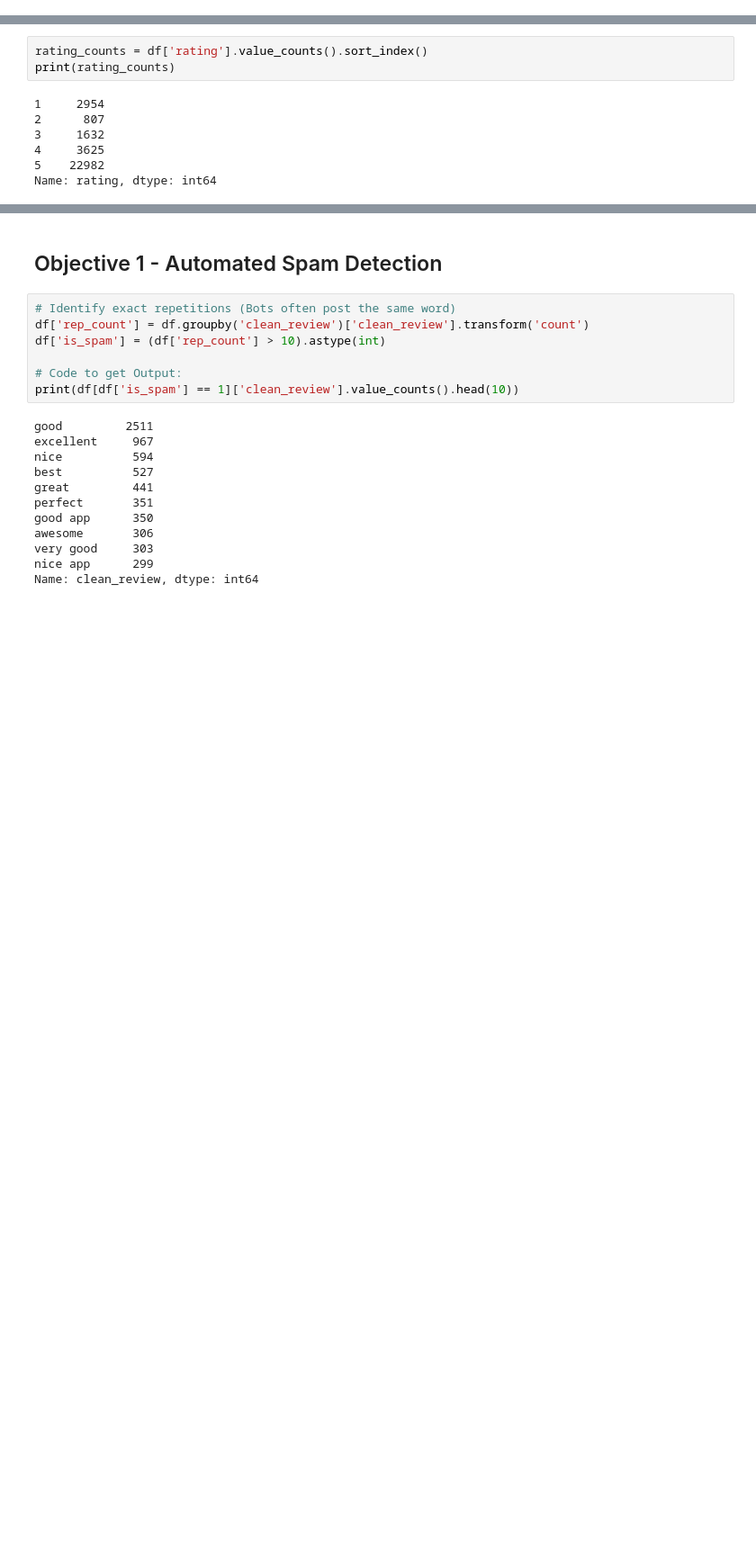
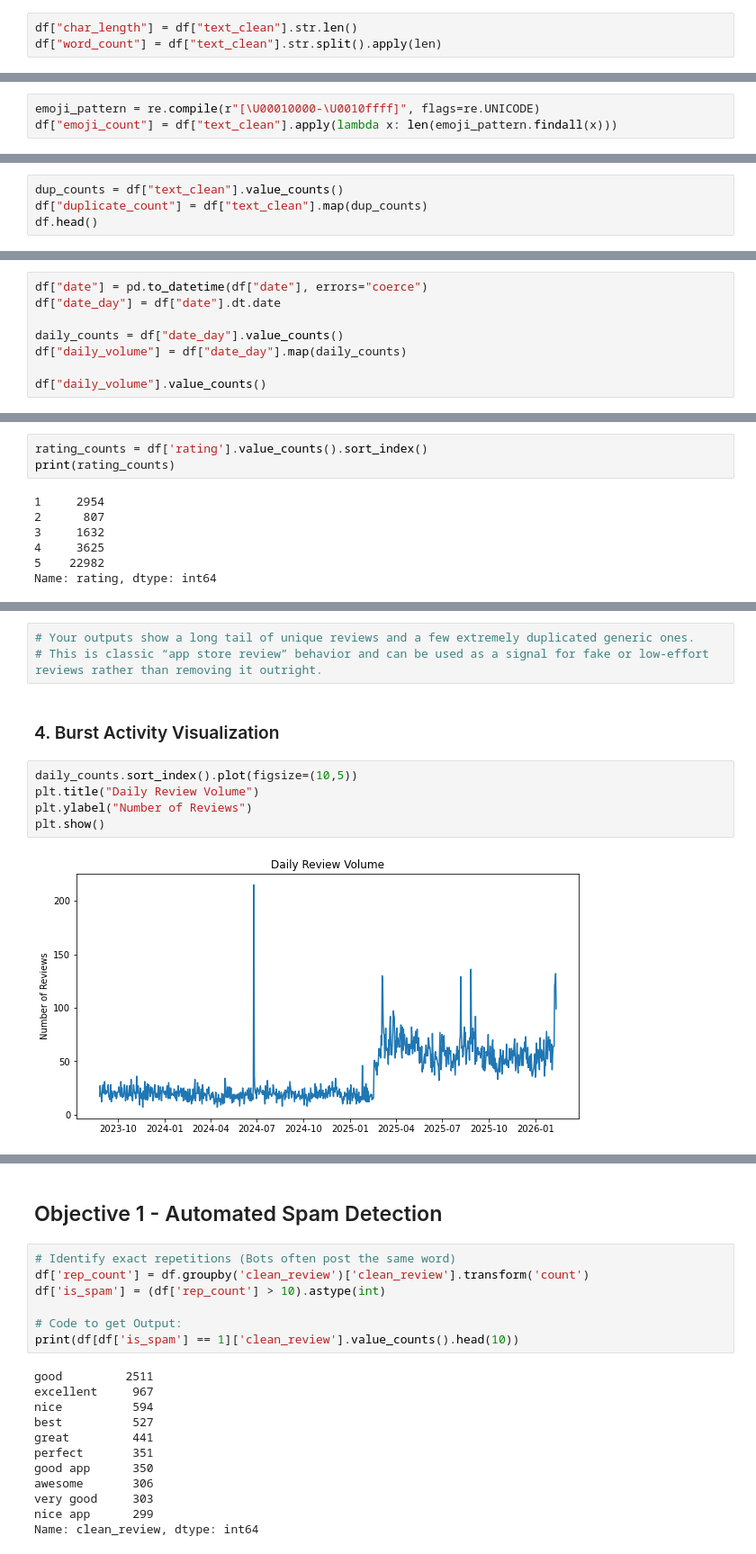
Before and after one commit to WanjikuKahoro/Safaricom-Suspicious-Review-Detection-Using-Machine-Learning, a Jupyter notebook: Emma.ipynb, the cells around one changed output, grey strips where cells are left out. Shown at 90% size. Drawn from its saved outputs; the diff is of its cells as text; blank space fills up the shorter version.

```diff
--- a/Emma.ipynb
+++ b/Emma.ipynb
@@ -68,0 +134,3 @@ df.duplicated().sum()
+# %%
+df["char_length"] = df["text_clean"].str.len()
+df["word_count"] = df["text_clean"].str.split().apply(len)
@@ -94,0 +179,3 @@ Name: review_text, dtype: int64
+# %%
+emoji_pattern = re.compile(r"[\U00010000-\U0010ffff]", flags=re.UNICODE)
+df["emoji_count"] = df["text_clean"].apply(lambda x: len(emoji_pattern.findall(x)))
@@ -94,0 +184,4 @@ Name: review_text, dtype: int64
+# %%
+dup_counts = df["text_clean"].value_counts()
+df["duplicate_count"] = df["text_clean"].map(dup_counts)
+df.head()
@@ -94,0 +197,8 @@ Name: review_text, dtype: int64
+# %%
+df["date"] = pd.to_datetime(df["date"], errors="coerce")
+df["date_day"] = df["date"].dt.date
+
+daily_counts = df["date_day"].value_counts()
+df["daily_volume"] = df["date_day"].map(daily_counts)
+
+df["daily_volume"].value_counts()
@@ -201,0 +306,12 @@ Invalid dates: 0
+# %%
+# Your outputs show a long tail of unique reviews and a few extremely duplicated generic ones.
+# This is classic “app store review” behavior and can be used as a signal for fake or low-effort reviews rather than removing it outright.
+# %% [markdown]
+### 4. Burst Activity Visualization
+# %%
+daily_counts.sort_index().plot(figsize=(10,5))
+plt.title("Daily Review Volume")
+plt.ylabel("Number of Reviews")
+plt.show()
+# %% [output]
+[figure, added]
```
Also changed, not shown: parts of 50 cells of this notebook.
